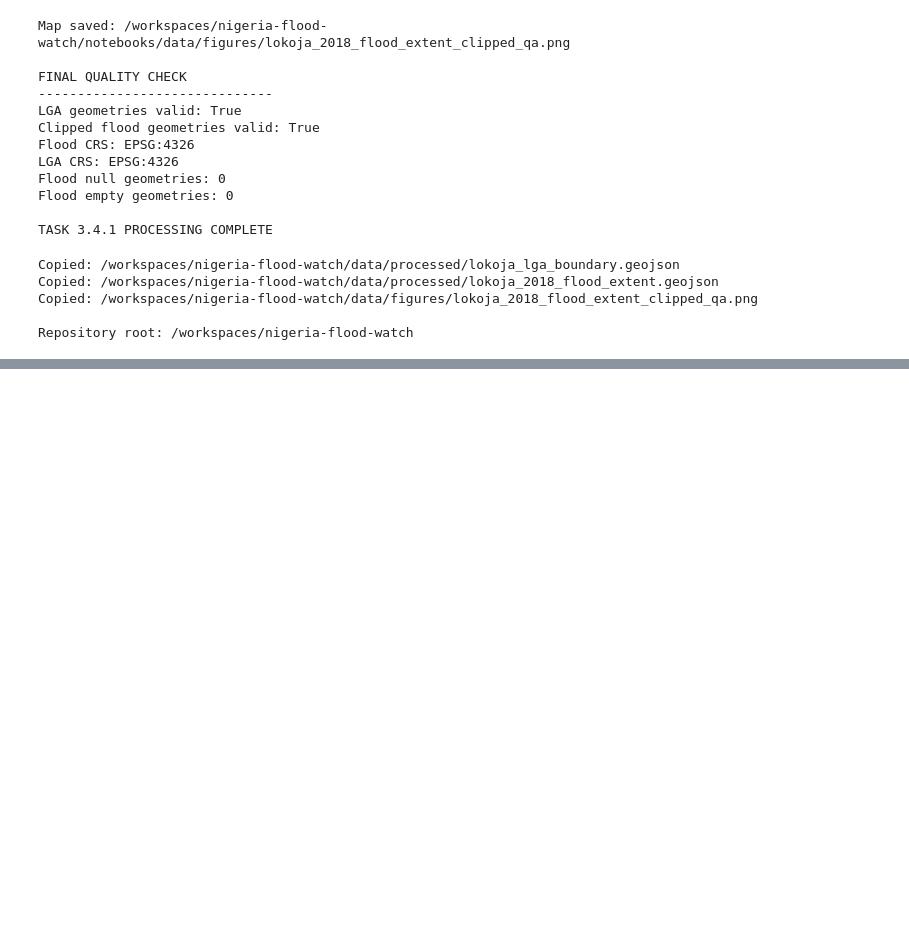
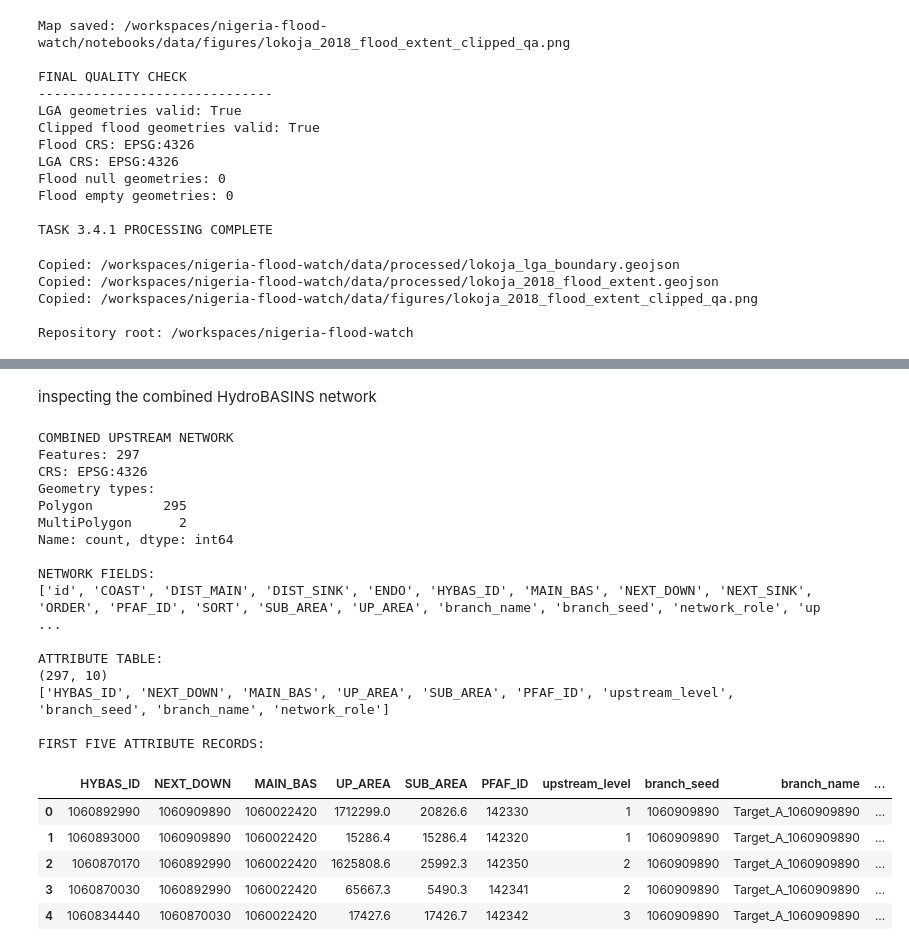
Before and after one commit to Code-blize/nigeria-flood-watch, a Jupyter notebook: notebooks/01_data_exploration.ipynb, the cells around one changed output, grey strips where cells are left out. Saved outputs shown, nothing was run; the diff lists cells and outputs as text; code cells hidden in the pictures; blank space fills up the shorter version.

Commit message:
results from data exploration

```diff
--- a/notebooks/01_data_exploration.ipynb
+++ b/notebooks/01_data_exploration.ipynb
@@ -757,0 +894,58 @@ Repository root: /workspaces/nigeria-flood-watch
+# %% [markdown]
+inspecting the combined HydroBASINS network
+# %%
+NETWORK_FILE = (
+    PROJECT_ROOT /
+    "data" /
+    "processed" /
+    "hydrobasins_combined_upstream_network_lokoja.geojson"
+)
+
+ATTRIBUTES_FILE = (
+    PROJECT_ROOT /
+    "data" /
+    "processed" /
+    "hydrobasins_combined_upstream_attributes_lokoja.csv"
+)
+
+basins = gpd.read_file(NETWORK_FILE)
+basin_attributes = pd.read_csv(ATTRIBUTES_FILE)
+
+print("COMBINED UPSTREAM NETWORK")
+print("Features:", len(basins))
+print("CRS:", basins.crs)
+print("Geometry types:")
+print(basins.geom_type.value_counts())
+
+print("\nNETWORK FIELDS:")
+print(basins.columns.tolist())
+
+print("\nATTRIBUTE TABLE:")
+print(basin_attributes.shape)
+print(basin_attributes.columns.tolist())
+
+print("\nFIRST FIVE ATTRIBUTE RECORDS:")
+display(basin_attributes.head())
+# %% [output]
+COMBINED UPSTREAM NETWORK
+Features: 297
+CRS: EPSG:4326
+Geometry types:
+Polygon         295
+MultiPolygon      2
+Name: count, dtype: int64
+
+NETWORK FIELDS:
+['id', 'COAST', 'DIST_MAIN', 'DIST_SINK', 'ENDO', 'HYBAS_ID', 'MAIN_BAS', 'NEXT_DOWN', 'NEXT_SINK', 'ORDER', 'PFAF_ID', 'SORT', 'SUB_AREA', 'UP_AREA', 'branch_name', 'branch_seed', 'network_role', 'up ...
+
+ATTRIBUTE TABLE:
+(297, 10)
+['HYBAS_ID', 'NEXT_DOWN', 'MAIN_BAS', 'UP_AREA', 'SUB_AREA', 'PFAF_ID', 'upstream_level', 'branch_seed', 'branch_name', 'network_role']
+
+FIRST FIVE ATTRIBUTE RECORDS:
+|  | HYBAS_ID | NEXT_DOWN | MAIN_BAS | UP_AREA | SUB_AREA | PFAF_ID | upstream_level | branch_seed | branch_name | ... |
+| 0 | 1060892990 | 1060909890 | 1060022420 | 1712299.0 | 20826.6 | 142330 | 1 | 1060909890 | Target_A_1060909890 | ... |
+| 1 | 1060893000 | 1060909890 | 1060022420 | 15286.4 | 15286.4 | 142320 | 1 | 1060909890 | Target_A_1060909890 | ... |
+| 2 | 1060870170 | 1060892990 | 1060022420 | 1625808.6 | 25992.3 | 142350 | 2 | 1060909890 | Target_A_1060909890 | ... |
+| 3 | 1060870030 | 1060892990 | 1060022420 | 65667.3 | 5490.3 | 142341 | 2 | 1060909890 | Target_A_1060909890 | ... |
+| 4 | 1060834440 | 1060870030 | 1060022420 | 17427.6 | 17426.7 | 142342 | 3 | 1060909890 | Target_A_1060909890 | ... |
```
Also changed, not shown: parts of 9 cells of this notebook, 3 other files.
